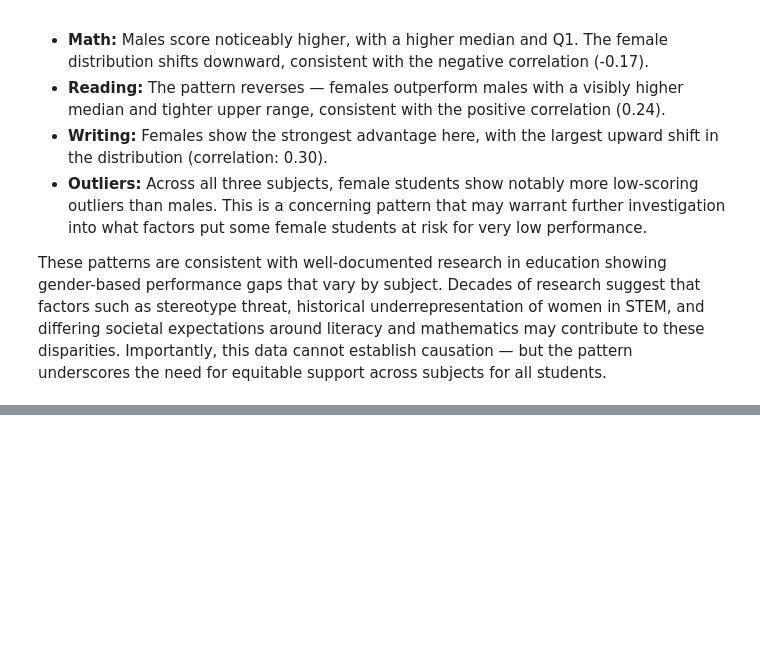
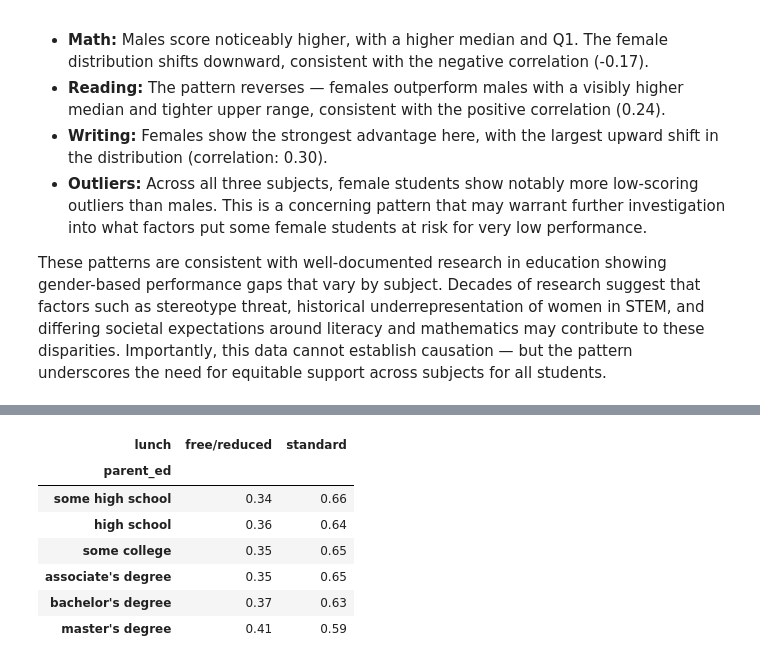
Before and after one commit to gracetulsi/datafun-06-eda, a Jupyter notebook: gracetulsi_eda.ipynb, the cells around one changed output, grey strips where cells are left out. Drawn from its saved outputs; the diff is of its cells as text; code cells hidden in the pictures; blank space fills up the shorter version.

```diff
--- a/gracetulsi_eda.ipynb
+++ b/gracetulsi_eda.ipynb
@@ -371,0 +392,14 @@ These patterns are consistent with well-documented research in education showing
+# %%
+# Crosstab of parental education and lunch type (SES)
+ct_lunch = pd.crosstab(df['parent_ed'], df['lunch'], normalize='index').round(2)
+ct_lunch.reindex(["some high school", "high school", "some college",
+                   "associate's degree", "bachelor's degree", "master's degree"])
+# %% [output]
+| lunch | free/reduced | standard |
+| parent_ed |  |  |
+| some high school | 0.34 | 0.66 |
+| high school | 0.36 | 0.64 |
+| some college | 0.35 | 0.65 |
+| associate's degree | 0.35 | 0.65 |
+| bachelor's degree | 0.37 | 0.63 |
+| master's degree | 0.41 | 0.59 |
```
Also changed, not shown: parts of 4 cells of this notebook.
